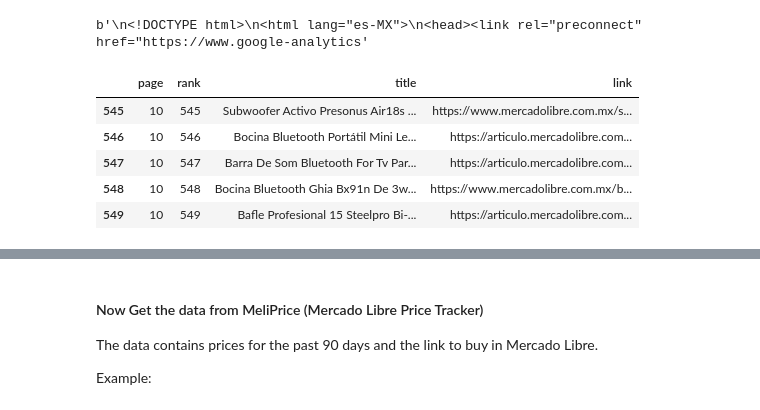
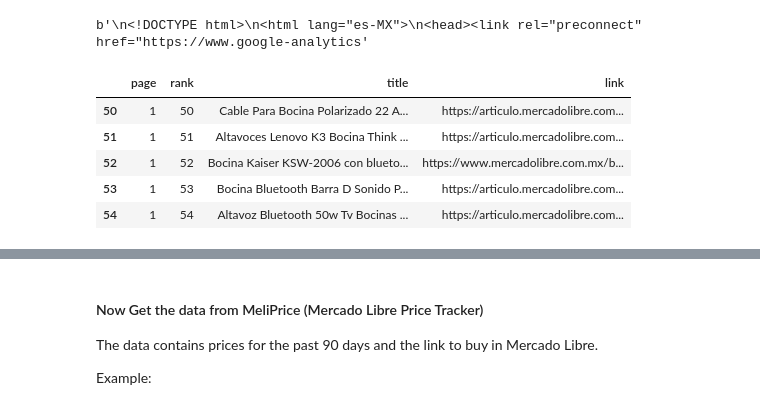
Before and after one commit to genarobasulto/SummerPaper, a Jupyter notebook: SummerPaperData.ipynb, the cells around one changed output, grey strips where cells are left out. Cells and saved outputs as stored; diff of their text form; code cells hidden in the pictures.

```diff
--- a/SummerPaperData.ipynb
+++ b/SummerPaperData.ipynb
@@ -332,27 +343,27 @@ b'\n<!DOCTYPE html>\n<html lang="es-MX">\n<head><link rel="preconnect" href="htt
 # %%
 #Data
 links_prods_me = pd.DataFrame({"page":[],"rank":[], "title":[], "link":[]}, index = [])
 page_ind = 1
 rank = 1
-while page_ind <= 10:
+while page_ind <= 1:
   page =  requests.get(link_search, headers=headers)
-  text_file = open("/content/drive/MyDrive/Colab Notebooks/data/search_me_"+str(page_ind)+"_12.txt", "w")
+  text_file = open("/content/drive/MyDrive/Colab Notebooks/data/search_me_"+str(page_ind)+"_16.txt", "w")
   n = text_file.write(str(page.content))
   text_file.close()
   #Set up BeautifulSoup format html
   soup = BeautifulSoup(page.content, 'html.parser')
   Products = soup.findAll("li", {"class":"ui-search-layout__item shops__layout-item"})
   for prod in Products:
     links_prods_me.loc[rank] = [page_ind,rank ,prod.find("a")["title"].strip(), prod.find("a")["href"]]
     rank += 1
   link_search = soup.find("li",{"class":"andes-pagination__button andes-pagination__button--next shops__pagination-button"}).find("a")["href"]
   page_ind+=1
 links_prods_me.tail()
 # %% [output]
 |  | page | rank | title | link |
-| 545 | 10 | 545 | Subwoofer Activo Presonus Air18s ... | https://www.mercadolibre.com.mx/s... |
-| 546 | 10 | 546 | Bocina Bluetooth Portátil Mini Le... | https://articulo.mercadolibre.com... |
-| 547 | 10 | 547 | Barra De Som Bluetooth For Tv Par... | https://articulo.mercadolibre.com... |
-| 548 | 10 | 548 | Bocina Bluetooth Ghia Bx91n De 3w... | https://www.mercadolibre.com.mx/b... |
-| 549 | 10 | 549 | Bafle Profesional 15 Steelpro Bi-... | https://articulo.mercadolibre.com... |
+| 50 | 1 | 50 | Cable Para Bocina Polarizado 22 A... | https://articulo.mercadolibre.com... |
+| 51 | 1 | 51 | Altavoces Lenovo K3 Bocina Think ... | https://articulo.mercadolibre.com... |
+| 52 | 1 | 52 | Bocina Kaiser KSW-2006 con blueto... | https://www.mercadolibre.com.mx/b... |
+| 53 | 1 | 53 | Bocina Bluetooth Barra D Sonido P... | https://articulo.mercadolibre.com... |
+| 54 | 1 | 54 | Altavoz Bluetooth 50w Tv Bocinas ... | https://articulo.mercadolibre.com... |
 # %%
```
Also changed, not shown: parts of 20 cells of this notebook, 1 other file.
